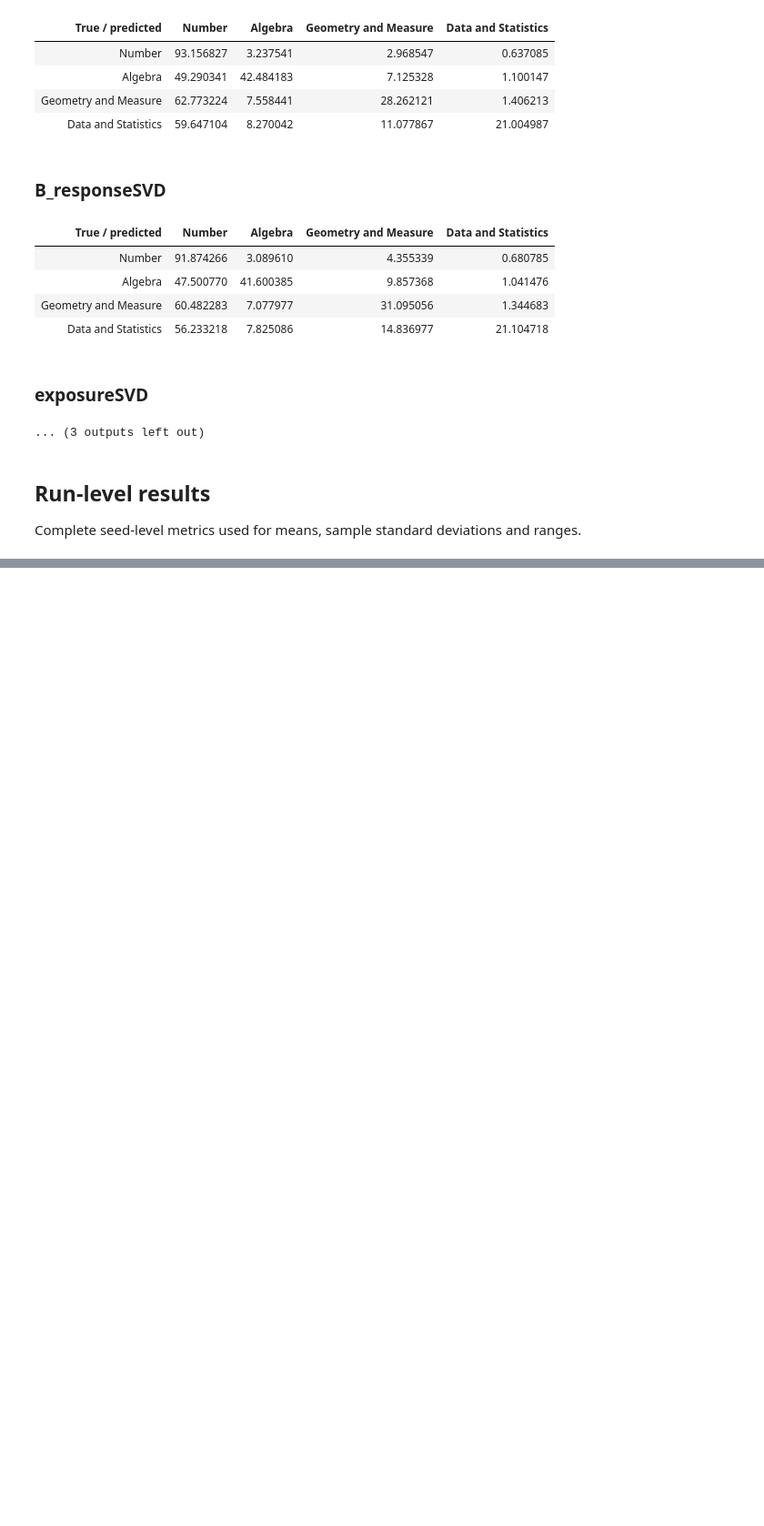
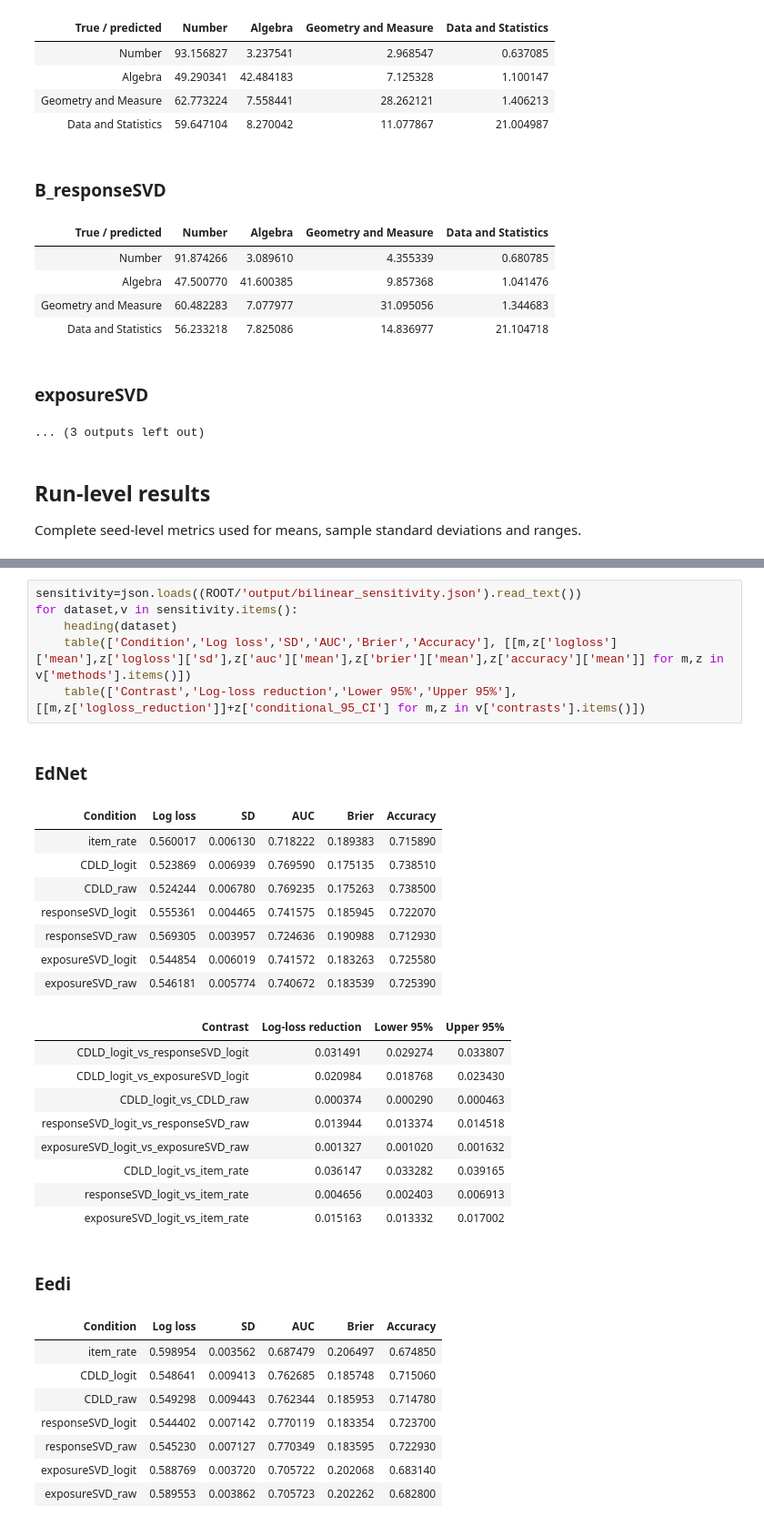
Before and after one commit to dhrim/CDLD_edu, a Jupyter notebook: paper_results.ipynb, the cells around one changed output, grey strips where cells are left out. Shown at 91% size. Cells and saved outputs as stored; diff of their text form; blank space fills up the shorter version.

```diff
--- a/paper_results.ipynb
+++ b/paper_results.ipynb
@@ -422,0 +538,34 @@ Eedi_item_runs
+# %%
+sensitivity=json.loads((ROOT/'output/bilinear_sensitivity.json').read_text())
+for dataset,v in sensitivity.items():
+    heading(dataset)
+    table(['Condition','Log loss','SD','AUC','Brier','Accuracy'], [[m,z['logloss']['mean'],z['logloss']['sd'],z['auc']['mean'],z['brier']['mean'],z['accuracy']['mean']] for m,z in v['methods'].items()])
+    table(['Contrast','Log-loss reduction','Lower 95%','Upper 95%'], [[m,z['logloss_reduction']]+z['conditional_95_CI'] for m,z in v['contrasts'].items()])
+# %% [output]
+EdNet
+| Condition | Log loss | SD | AUC | Brier | Accuracy |
+| item_rate | 0.560017 | 0.006130 | 0.718222 | 0.189383 | 0.715890 |
+| CDLD_logit | 0.523869 | 0.006939 | 0.769590 | 0.175135 | 0.738510 |
+| CDLD_raw | 0.524244 | 0.006780 | 0.769235 | 0.175263 | 0.738500 |
+| responseSVD_logit | 0.555361 | 0.004465 | 0.741575 | 0.185945 | 0.722070 |
+| responseSVD_raw | 0.569305 | 0.003957 | 0.724636 | 0.190988 | 0.712930 |
+| exposureSVD_logit | 0.544854 | 0.006019 | 0.741572 | 0.183263 | 0.725580 |
+| exposureSVD_raw | 0.546181 | 0.005774 | 0.740672 | 0.183539 | 0.725390 |
+| Contrast | Log-loss reduction | Lower 95% | Upper 95% |
+| CDLD_logit_vs_responseSVD_logit | 0.031491 | 0.029274 | 0.033807 |
+| CDLD_logit_vs_exposureSVD_logit | 0.020984 | 0.018768 | 0.023430 |
+| CDLD_logit_vs_CDLD_raw | 0.000374 | 0.000290 | 0.000463 |
+| responseSVD_logit_vs_responseSVD_raw | 0.013944 | 0.013374 | 0.014518 |
+| exposureSVD_logit_vs_exposureSVD_raw | 0.001327 | 0.001020 | 0.001632 |
+| CDLD_logit_vs_item_rate | 0.036147 | 0.033282 | 0.039165 |
+| responseSVD_logit_vs_item_rate | 0.004656 | 0.002403 | 0.006913 |
+| exposureSVD_logit_vs_item_rate | 0.015163 | 0.013332 | 0.017002 |
+Eedi
+| Condition | Log loss | SD | AUC | Brier | Accuracy |
+| item_rate | 0.598954 | 0.003562 | 0.687479 | 0.206497 | 0.674850 |
+| CDLD_logit | 0.548641 | 0.009413 | 0.762685 | 0.185748 | 0.715060 |
+| CDLD_raw | 0.549298 | 0.009443 | 0.762344 | 0.185953 | 0.714780 |
+| responseSVD_logit | 0.544402 | 0.007142 | 0.770119 | 0.183354 | 0.723700 |
+| responseSVD_raw | 0.545230 | 0.007127 | 0.770349 | 0.183595 | 0.722930 |
+| exposureSVD_logit | 0.588769 | 0.003720 | 0.705722 | 0.202068 | 0.683140 |
+| exposureSVD_raw | 0.589553 | 0.003862 | 0.705723 | 0.202262 | 0.682800 |
```
Also changed, not shown: parts of 7 cells of this notebook, 15 other files.
